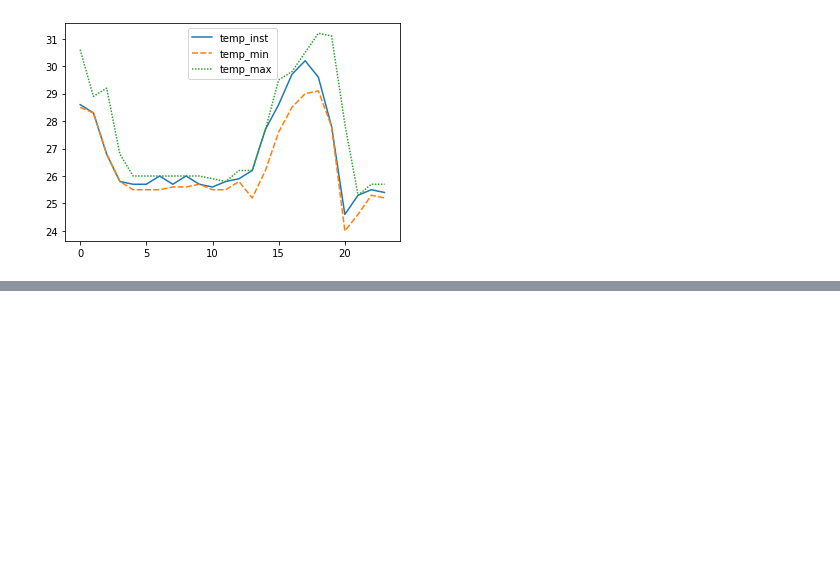
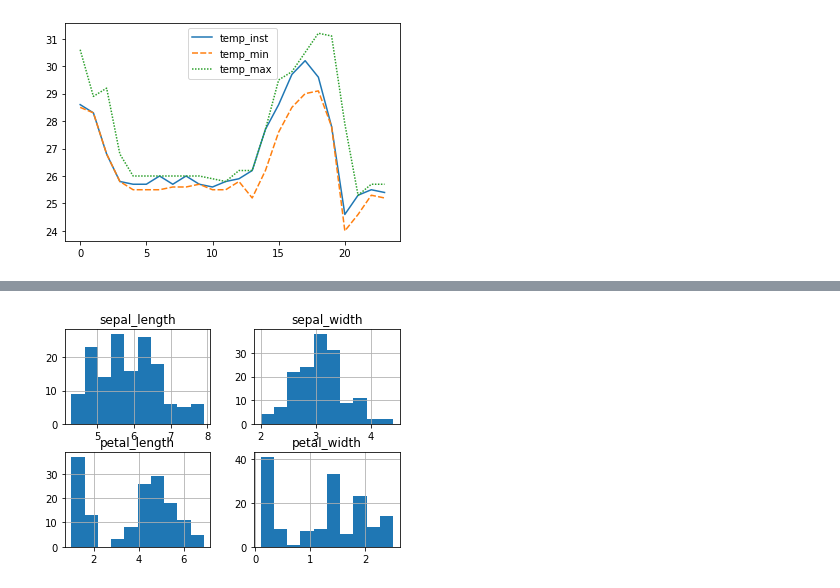
Before and after one commit to paulosalvatore/Ocean_CienciaDados_24_02_2021, a Jupyter notebook: Ocean_CienciaDados_24_02_2021.ipynb, the cells around one changed output, grey strips where cells are left out. Cells and saved outputs as stored; diff of their text form; code cells hidden in the pictures; blank space fills up the shorter version.

```diff
--- a/Ocean_CienciaDados_24_02_2021.ipynb
+++ b/Ocean_CienciaDados_24_02_2021.ipynb
@@ -126,3 +126,7 @@ ply.iplot(fig)
 fig.write_html('grafico.html')
 # %% [output]
 [interactive output not drawn]
+# %%
+colunas = ['sepal_length', 'sepal_width', 'petal_length', 'petal_width', 'class']
+
+iris = pd.read_csv('https://raw.githubusercontent.com/paulosalvatore/Ocean_CienciaDados_24_02_2021/main/dataset/iris.data', names=colunas)
@@ -128,0 +149,4 @@ fig.write_html('grafico.html')
+# %%
+iris.hist();
+# %% [output]
+[figure, added]
```
Also changed, not shown: parts of 3 cells of this notebook.
